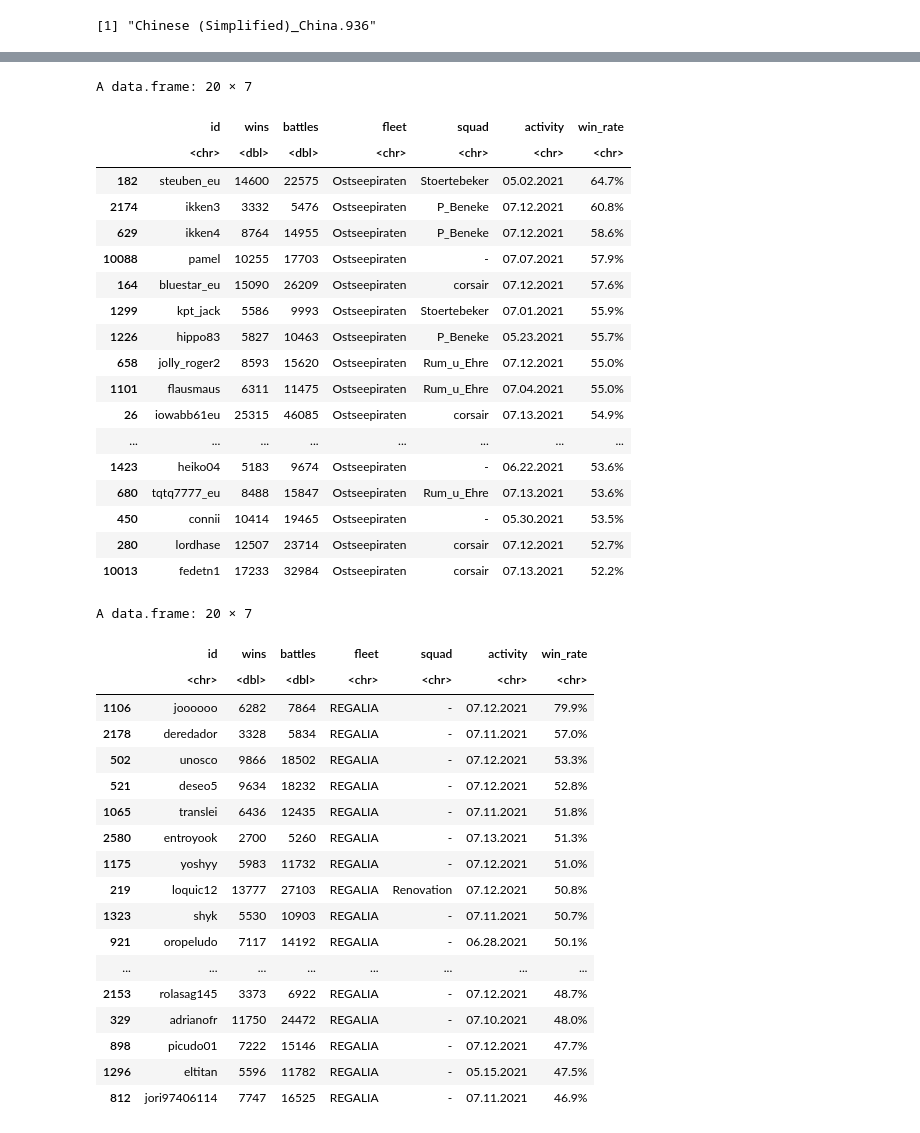
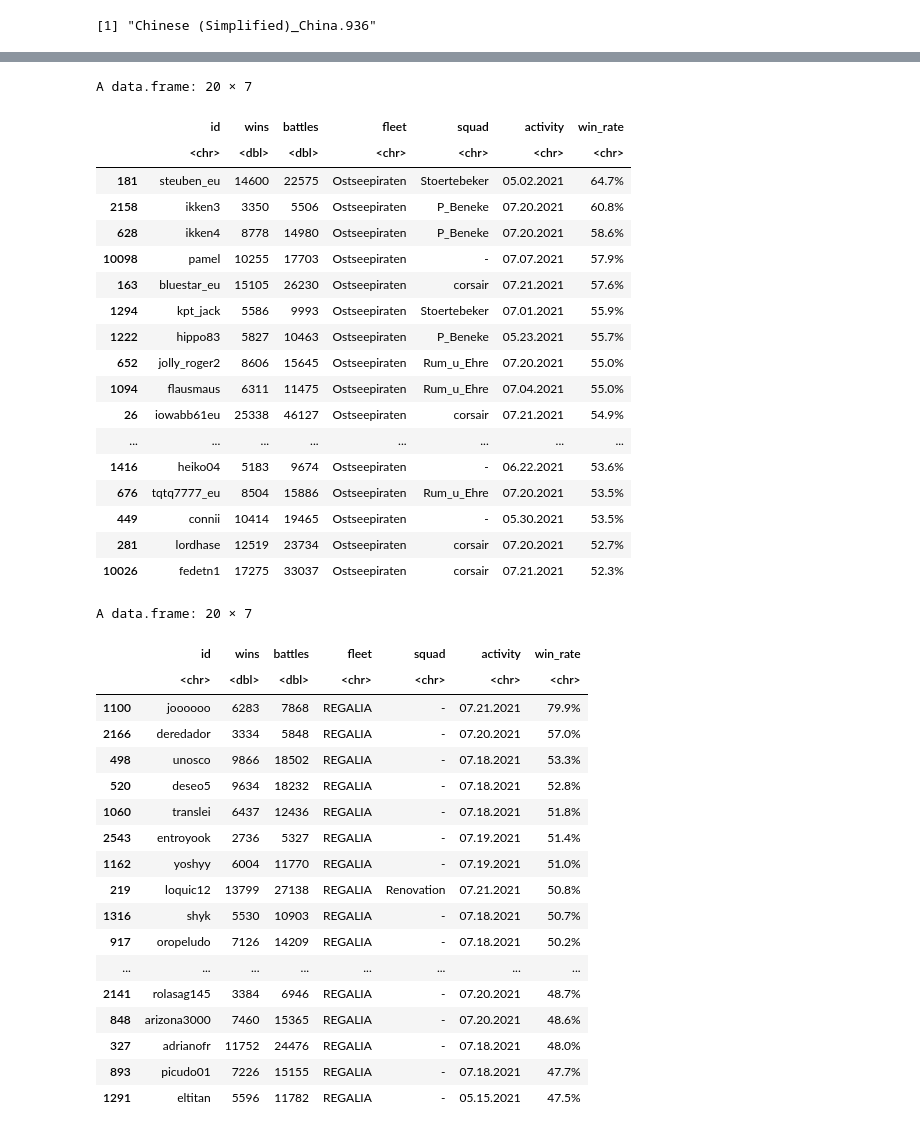
Before and after one commit to tskspree/NavyFIELD, a Jupyter notebook: NF_active_players_stats.ipynb, the cells around one changed output, grey strips where cells are left out. Saved outputs shown, nothing was run; the diff lists cells and outputs as text; code cells hidden in the pictures.

```diff
--- a/NF_active_players_stats.ipynb
+++ b/NF_active_players_stats.ipynb
@@ -441,50 +431,48 @@ A data.frame: 20 × 7
 # %%
 # Ostseepiraten Fleet
-osp <- fleet_power('Ostseepiraten')
-osp
+fleet_power('Ostseepiraten')
 # %% [output]
 A data.frame: 20 × 7
 |  | id | wins | battles | fleet | squad | activity | win_rate |
 |  | <chr> | <dbl> | <dbl> | <chr> | <chr> | <chr> | <chr> |
-| 182 | steuben_eu | 14600 | 22575 | Ostseepiraten | Stoertebeker | 05.02.2021 | 64.7% |
-| 2174 | ikken3 | 3332 | 5476 | Ostseepiraten | P_Beneke | 07.12.2021 | 60.8% |
-| 629 | ikken4 | 8764 | 14955 | Ostseepiraten | P_Beneke | 07.12.2021 | 58.6% |
-| 10088 | pamel | 10255 | 17703 | Ostseepiraten | - | 07.07.2021 | 57.9% |
-| 164 | bluestar_eu | 15090 | 26209 | Ostseepiraten | corsair | 07.12.2021 | 57.6% |
-| 1299 | kpt_jack | 5586 | 9993 | Ostseepiraten | Stoertebeker | 07.01.2021 | 55.9% |
-| 1226 | hippo83 | 5827 | 10463 | Ostseepiraten | P_Beneke | 05.23.2021 | 55.7% |
-| 658 | jolly_roger2 | 8593 | 15620 | Ostseepiraten | Rum_u_Ehre | 07.12.2021 | 55.0% |
-| 1101 | flausmaus | 6311 | 11475 | Ostseepiraten | Rum_u_Ehre | 07.04.2021 | 55.0% |
-| 26 | iowabb61eu | 25315 | 46085 | Ostseepiraten | corsair | 07.13.2021 | 54.9% |
+| 181 | steuben_eu | 14600 | 22575 | Ostseepiraten | Stoertebeker | 05.02.2021 | 64.7% |
+| 2158 | ikken3 | 3350 | 5506 | Ostseepiraten | P_Beneke | 07.20.2021 | 60.8% |
+| 628 | ikken4 | 8778 | 14980 | Ostseepiraten | P_Beneke | 07.20.2021 | 58.6% |
+| 10098 | pamel | 10255 | 17703 | Ostseepiraten | - | 07.07.2021 | 57.9% |
+| 163 | bluestar_eu | 15105 | 26230 | Ostseepiraten | corsair | 07.21.2021 | 57.6% |
+| 1294 | kpt_jack | 5586 | 9993 | Ostseepiraten | Stoertebeker | 07.01.2021 | 55.9% |
+| 1222 | hippo83 | 5827 | 10463 | Ostseepiraten | P_Beneke | 05.23.2021 | 55.7% |
+| 652 | jolly_roger2 | 8606 | 15645 | Ostseepiraten | Rum_u_Ehre | 07.20.2021 | 55.0% |
+| 1094 | flausmaus | 6311 | 11475 | Ostseepiraten | Rum_u_Ehre | 07.04.2021 | 55.0% |
+| 26 | iowabb61eu | 25338 | 46127 | Ostseepiraten | corsair | 07.21.2021 | 54.9% |
 | ... | ... | ... | ... | ... | ... | ... | ... |
-| 1423 | heiko04 | 5183 | 9674 | Ostseepiraten | - | 06.22.2021 | 53.6% |
-| 680 | tqtq7777_eu | 8488 | 15847 | Ostseepiraten | Rum_u_Ehre | 07.13.2021 | 53.6% |
-| 450 | connii | 10414 | 19465 | Ostseepiraten | - | 05.30.2021 | 53.5% |
-| 280 | lordhase | 12507 | 23714 | Ostseepiraten | corsair | 07.12.2021 | 52.7% |
-| 10013 | fedetn1 | 17233 | 32984 | Ostseepiraten | corsair | 07.13.2021 | 52.2% |
+| 1416 | heiko04 | 5183 | 9674 | Ostseepiraten | - | 06.22.2021 | 53.6% |
+| 676 | tqtq7777_eu | 8504 | 15886 | Ostseepiraten | Rum_u_Ehre | 07.20.2021 | 53.5% |
+| 449 | connii | 10414 | 19465 | Ostseepiraten | - | 05.30.2021 | 53.5% |
+| 281 | lordhase | 12519 | 23734 | Ostseepiraten | corsair | 07.20.2021 | 52.7% |
+| 10026 | fedetn1 | 17275 | 33037 | Ostseepiraten | corsair | 07.21.2021 | 52.3% |
 # %%
 # REGALIA
-rgla <- fleet_power('REGALIA')
-rgla
+fleet_power('REGALIA')
 # %% [output]
 A data.frame: 20 × 7
 |  | id | wins | battles | fleet | squad | activity | win_rate |
 |  | <chr> | <dbl> | <dbl> | <chr> | <chr> | <chr> | <chr> |
-| 1106 | joooooo | 6282 | 7864 | REGALIA | - | 07.12.2021 | 79.9% |
-| 2178 | deredador | 3328 | 5834 | REGALIA | - | 07.11.2021 | 57.0% |
-| 502 | unosco | 9866 | 18502 | REGALIA | - | 07.12.2021 | 53.3% |
-| 521 | deseo5 | 9634 | 18232 | REGALIA | - | 07.12.2021 | 52.8% |
-| 1065 | translei | 6436 | 12435 | REGALIA | - | 07.11.2021 | 51.8% |
-| 2580 | entroyook | 2700 | 5260 | REGALIA | - | 07.13.2021 | 51.3% |
-| 1175 | yoshyy | 5983 | 11732 | REGALIA | - | 07.12.2021 | 51.0% |
-| 219 | loquic12 | 13777 | 27103 | REGALIA | Renovation | 07.12.2021 | 50.8% |
-| 1323 | shyk | 5530 | 10903 | REGALIA | - | 07.11.2021 | 50.7% |
-| 921 | oropeludo | 7117 | 14192 | REGALIA | - | 06.28.2021 | 50.1% |
+| 1100 | joooooo | 6283 | 7868 | REGALIA | - | 07.21.2021 | 79.9% |
+| 2166 | deredador | 3334 | 5848 | REGALIA | - | 07.20.2021 | 57.0% |
+| 498 | unosco | 9866 | 18502 | REGALIA | - | 07.18.2021 | 53.3% |
+| 520 | deseo5 | 9634 | 18232 | REGALIA | - | 07.18.2021 | 52.8% |
+| 1060 | translei | 6437 | 12436 | REGALIA | - | 07.18.2021 | 51.8% |
+| 2543 | entroyook | 2736 | 5327 | REGALIA | - | 07.19.2021 | 51.4% |
+| 1162 | yoshyy | 6004 | 11770 | REGALIA | - | 07.19.2021 | 51.0% |
+| 219 | loquic12 | 13799 | 27138 | REGALIA | Renovation | 07.21.2021 | 50.8% |
+| 1316 | shyk | 5530 | 10903 | REGALIA | - | 07.18.2021 | 50.7% |
+| 917 | oropeludo | 7126 | 14209 | REGALIA | - | 07.18.2021 | 50.2% |
 | ... | ... | ... | ... | ... | ... | ... | ... |
-| 2153 | rolasag145 | 3373 | 6922 | REGALIA | - | 07.12.2021 | 48.7% |
-| 329 | adrianofr | 11750 | 24472 | REGALIA | - | 07.10.2021 | 48.0% |
-| 898 | picudo01 | 7222 | 15146 | REGALIA | - | 07.12.2021 | 47.7% |
-| 1296 | eltitan | 5596 | 11782 | REGALIA | - | 05.15.2021 | 47.5% |
-| 812 | jori97406114 | 7747 | 16525 | REGALIA | - | 07.11.2021 | 46.9% |
+| 2141 | rolasag145 | 3384 | 6946 | REGALIA | - | 07.20.2021 | 48.7% |
+| 848 | arizona3000 | 7460 | 15365 | REGALIA | - | 07.20.2021 | 48.6% |
+| 327 | adrianofr | 11752 | 24476 | REGALIA | - | 07.18.2021 | 48.0% |
+| 893 | picudo01 | 7226 | 15155 | REGALIA | - | 07.18.2021 | 47.7% |
+| 1291 | eltitan | 5596 | 11782 | REGALIA | - | 05.15.2021 | 47.5% |
 # %%
 # ARMADA CHILENA
```
Also changed, not shown: parts of 30 cells of this notebook, 1 other file.
